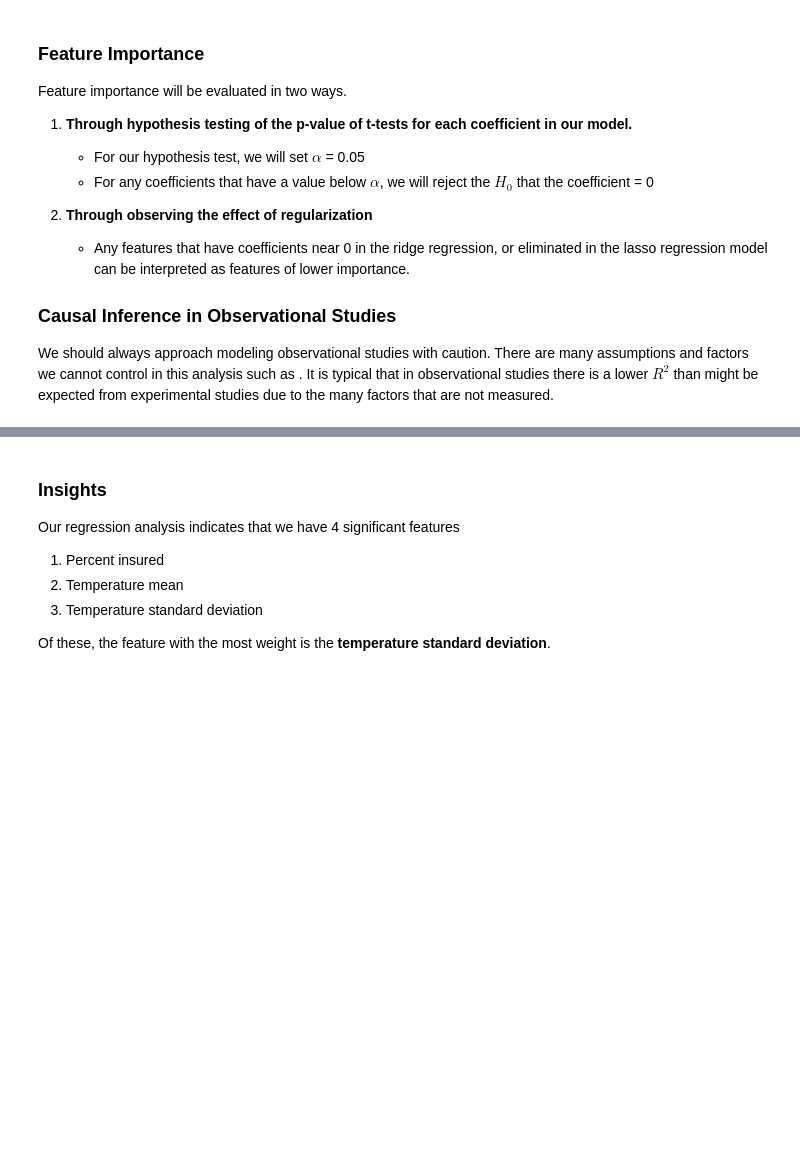
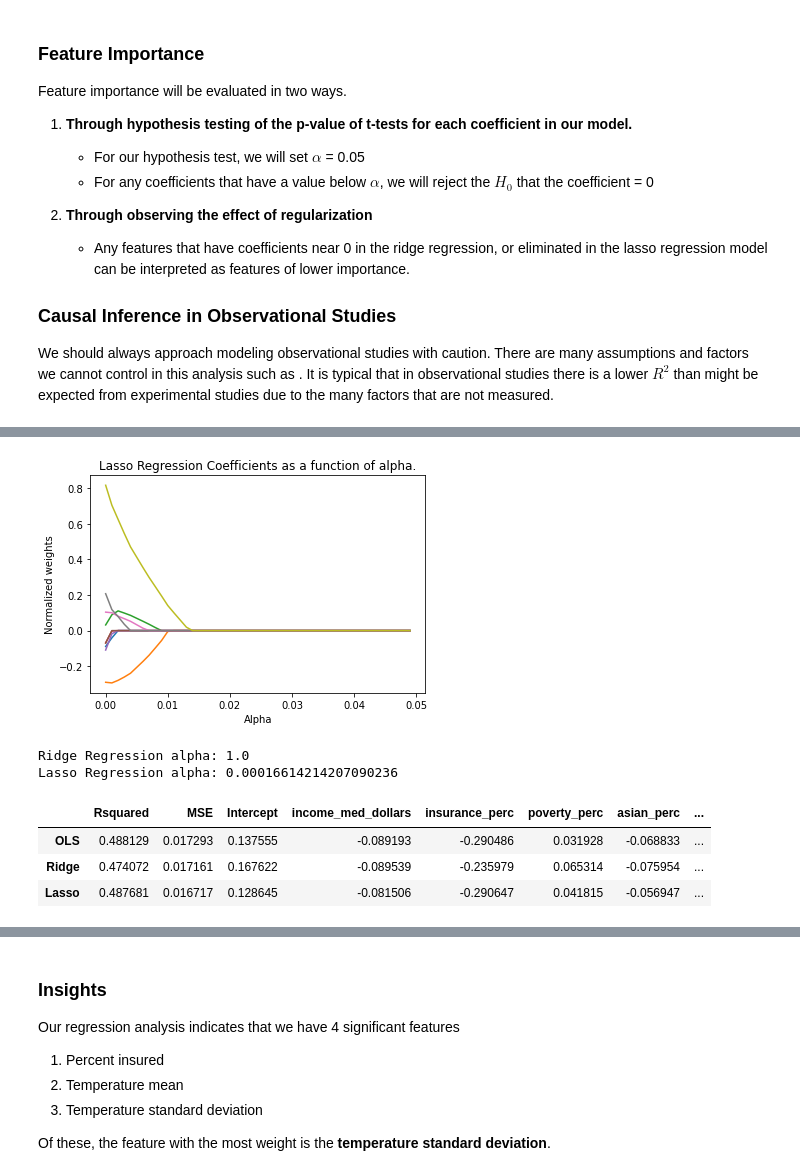
Before and after one commit to seanmperez/COVID-19-Demographic-and-Climate-Analysis, a Jupyter notebook: Analysis.ipynb, the cells around one changed output, grey strips where cells are left out. Drawn from its saved outputs; the diff is of its cells as text; code cells hidden in the pictures; blank space fills up the shorter version.

```diff
--- a/Analysis.ipynb
+++ b/Analysis.ipynb
@@ -373,0 +454,4 @@ Warnings:
+# %%
+lasso_alpha_coef_fig = alpha_plot(inference_X, inference_Y, alphas = np.arange(0,0.05, 0.001), reg="lasso", coeff= True, saveimg = True)
+# %% [output]
+[figure, added]
@@ -373,0 +461,5 @@ Warnings:
+# %%
+print(f"Ridge Regression alpha: {ridge_inference.alpha_}\nLasso Regression alpha: {lasso_inference.alpha_}")
+# %% [output]
+Ridge Regression alpha: 1.0
+Lasso Regression alpha: 0.00016614214207090236
@@ -373,0 +508,7 @@ Warnings:
+# %%
+modelTableInference()
+# %% [output]
+|  | Rsquared | MSE | Intercept | income_med_dollars | insurance_perc | poverty_perc | asian_perc | ... |
+| OLS | 0.488129 | 0.017293 | 0.137555 | -0.089193 | -0.290486 | 0.031928 | -0.068833 | ... |
+| Ridge | 0.474072 | 0.017161 | 0.167622 | -0.089539 | -0.235979 | 0.065314 | -0.075954 | ... |
+| Lasso | 0.487681 | 0.016717 | 0.128645 | -0.081506 | -0.290647 | 0.041815 | -0.056947 | ... |
```
Also changed, not shown: parts of 35 cells of this notebook, 3 other files.
